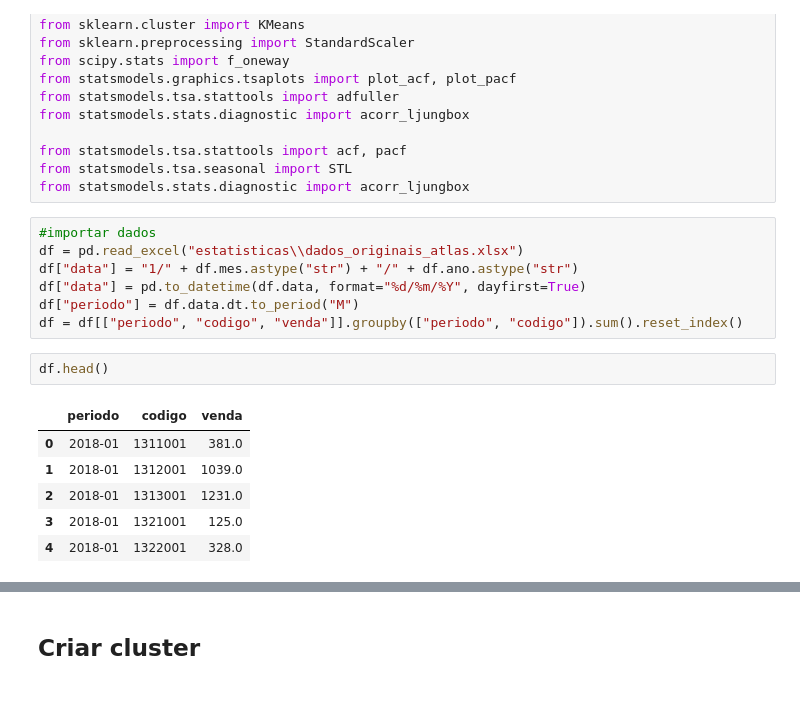
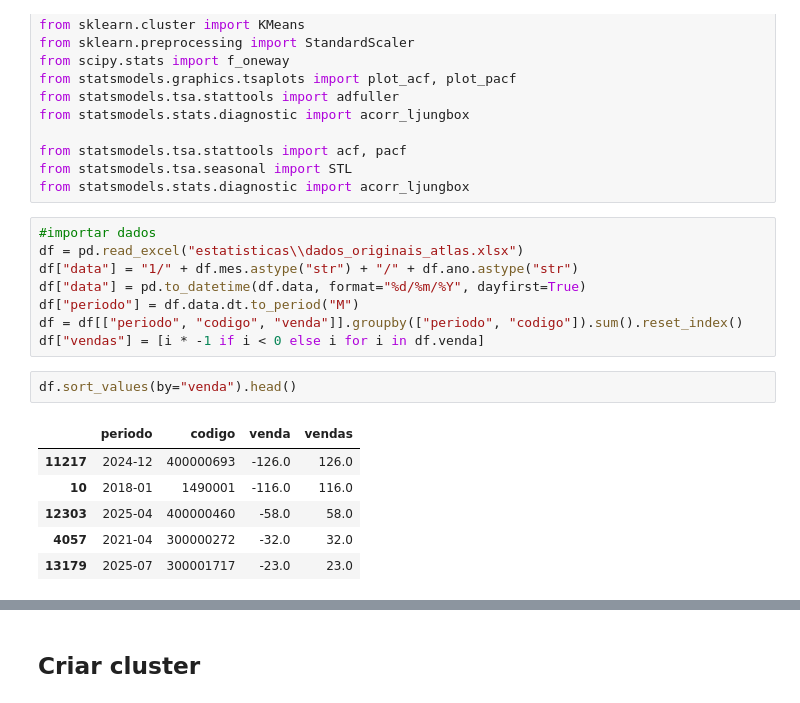
Before and after one commit to Marcelo-Honorio/ds_prod_venda, a Jupyter notebook: explorando_dados.ipynb, the cells around one changed output, grey strips where cells are left out. Cells and saved outputs as stored; diff of their text form.

```diff
--- a/explorando_dados.ipynb
+++ b/explorando_dados.ipynb
@@ -24,14 +24,15 @@ df["data"] = "1/" + df.mes.astype("str") + "/" + df.ano.astype("str")
 df["data"] = pd.to_datetime(df.data, format="%d/%m/%Y", dayfirst=True)
 df["periodo"] = df.data.dt.to_period("M")
 df = df[["periodo", "codigo", "venda"]].groupby(["periodo", "codigo"]).sum().reset_index()
+df["vendas"] = [i * -1 if i < 0 else i for i in df.venda]
 # %%
-df.head()
+df.sort_values(by="venda").head()
 # %% [output]
-|  | periodo | codigo | venda |
-| 0 | 2018-01 | 1311001 | 381.0 |
-| 1 | 2018-01 | 1312001 | 1039.0 |
-| 2 | 2018-01 | 1313001 | 1231.0 |
-| 3 | 2018-01 | 1321001 | 125.0 |
-| 4 | 2018-01 | 1322001 | 328.0 |
+|  | periodo | codigo | venda | vendas |
+| 11217 | 2024-12 | 400000693 | -126.0 | 126.0 |
+| 10 | 2018-01 | 1490001 | -116.0 | 116.0 |
+| 12303 | 2025-04 | 400000460 | -58.0 | 58.0 |
+| 4057 | 2021-04 | 300000272 | -32.0 | 32.0 |
+| 13179 | 2025-07 | 300001717 | -23.0 | 23.0 |
 # %%
 # Observar a continuidade dos dados
```
Also changed, not shown: parts of 32 cells of this notebook, 2 other files.
